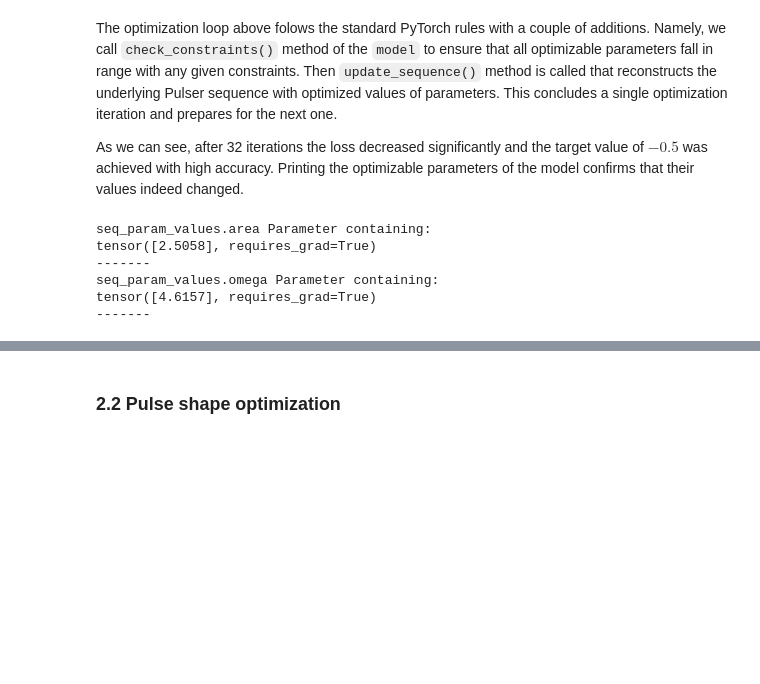
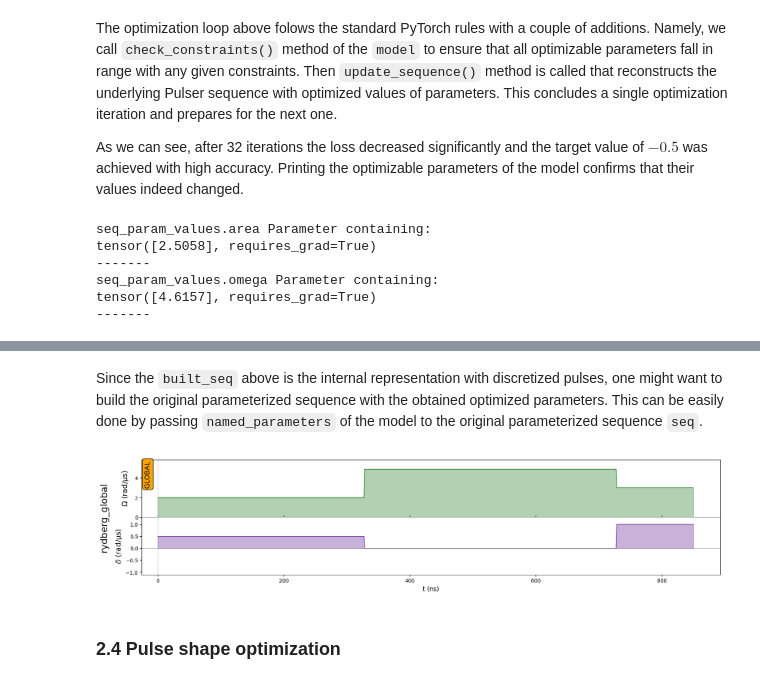
Before and after one commit to pasqal-io/pulser-diff, a Jupyter notebook: tutorials/basic_usage.ipynb, the cells around one changed output, grey strips where cells are left out. Cells and saved outputs as stored; diff of their text form; code cells hidden in the pictures; blank space fills up the shorter version.

```diff
--- a/tutorials/basic_usage.ipynb
+++ b/tutorials/basic_usage.ipynb
@@ -369,0 +453,8 @@ tensor([4.6157], requires_grad=True)
+# %%
+# define loss function and optimizer
+loss_fn = torch.nn.MSELoss()
+optimizer = torch.optim.Adam(model.parameters(), lr=0.05)
+
+# run optimization loop
+target_value = torch.tensor(-0.5, dtype=torch.float64)
+run_opt_loop(model, target_value, optimizer, loss_fn, 100)
@@ -369,0 +479,6 @@ tensor([4.6157], requires_grad=True)
+# %%
+# register/sequence parameters after optimization
+print()
+for name, param in model.named_parameters():
+    print(name, param)
+    print('-------')
@@ -369,0 +614,6 @@ tensor([4.6157], requires_grad=True)
+# %%
+# register/sequence parameters after optimization
+print()
+for name, param in model.named_parameters():
+    print(name, param)
+    print('-------')
@@ -370,2 +635,18 @@ tensor([4.6157], requires_grad=True)
+# %% [markdown]
+Since the `built_seq` above is the internal representation with discretized pulses, one might want to build the original parameterized sequence with the obtained optimized parameters. This can be easily done by passing `named_parameters` of the model to the original parameterized sequence `seq`.
+# %%
+duration_params = ["dur1", "dur2"]
+final_param_values = {}
+for name, value in model.named_parameters():
+    name = name.split(".")[-1]
+    if name in duration_params:
+        value = int(value.data*1000)
+    else:
+        value = value.data
+    final_param_values[name] = value
+
+seq.build(**final_param_values).draw()
+# %% [output]
+[figure, added]
 # %% [markdown]
-### 2.2 Pulse shape optimization
+### 2.4 Pulse shape optimization
```
Also changed, not shown: parts of 26 cells of this notebook, 1 other file.
